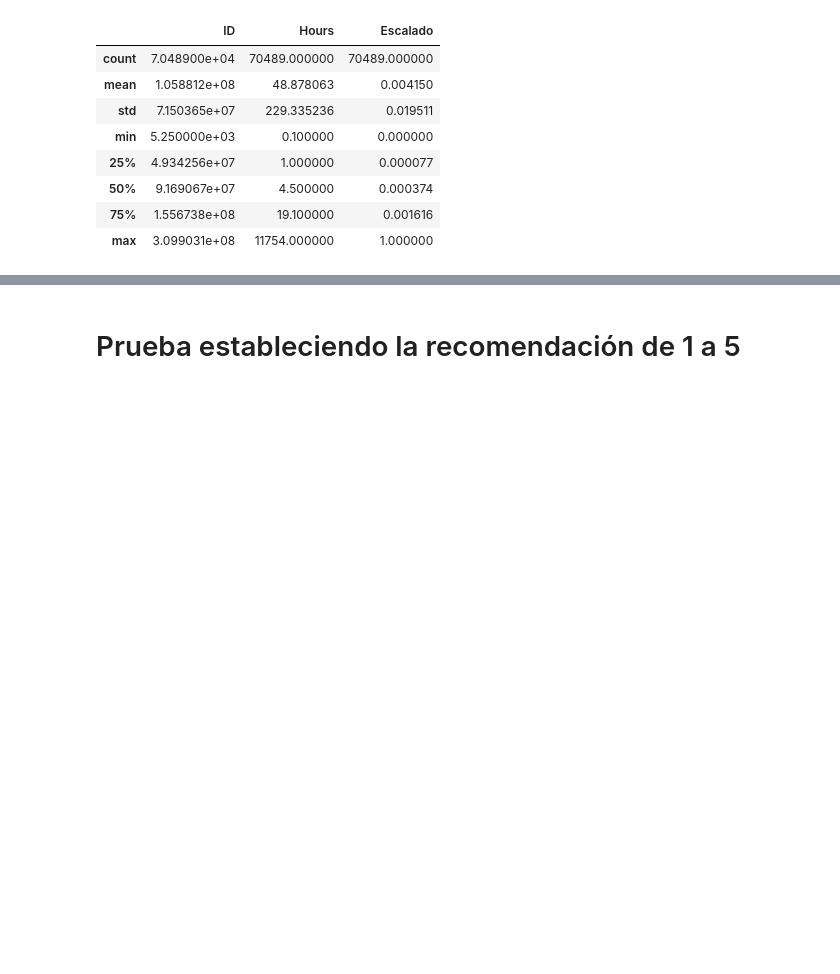
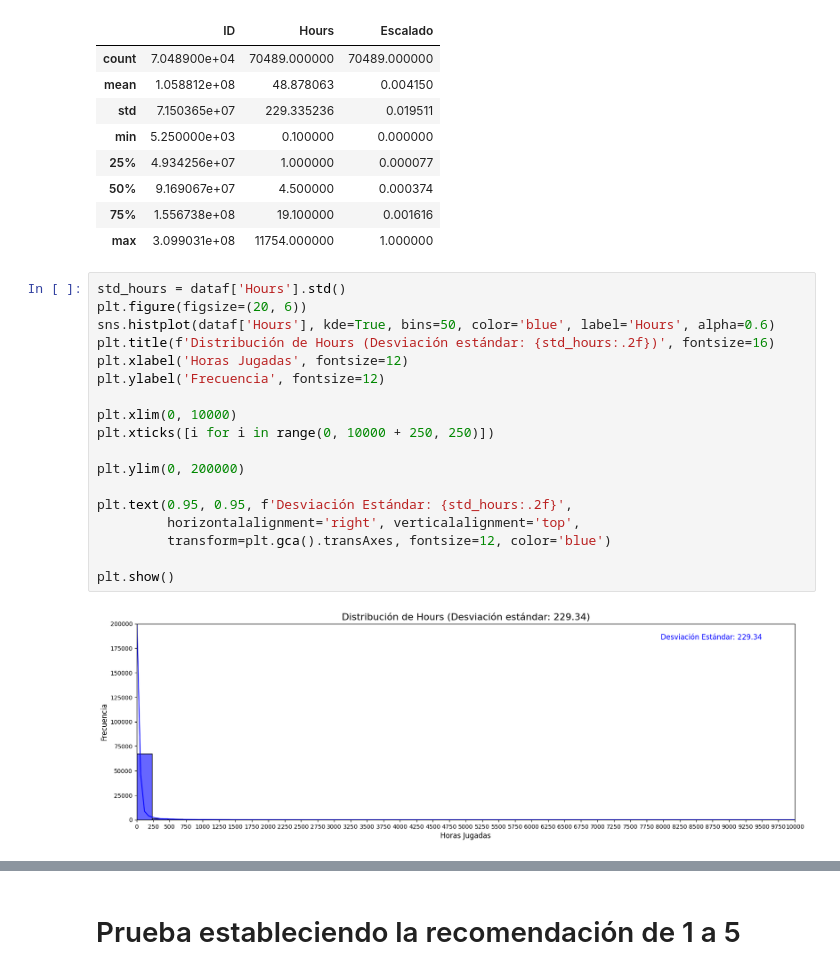
Before and after one commit to 0rt3g4ju4n/Taller_1_ML2, a Jupyter notebook: Final.ipynb, the cells around one changed output, grey strips where cells are left out. Cells and saved outputs as stored; diff of their text form; blank space fills up the shorter version.

```diff
--- a/Final.ipynb
+++ b/Final.ipynb
@@ -89,3 +100,23 @@ dataf.describe()
 | 50% | 9.169067e+07 | 4.500000 | 0.000374 |
 | 75% | 1.556738e+08 | 19.100000 | 0.001616 |
 | max | 3.099031e+08 | 11754.000000 | 1.000000 |
+# %%
+std_hours = dataf['Hours'].std()
+plt.figure(figsize=(20, 6))
+sns.histplot(dataf['Hours'], kde=True, bins=50, color='blue', label='Hours', alpha=0.6)
+plt.title(f'Distribución de Hours (Desviación estándar: {std_hours:.2f})', fontsize=16)
+plt.xlabel('Horas Jugadas', fontsize=12)
+plt.ylabel('Frecuencia', fontsize=12)
+
+plt.xlim(0, 10000)
+plt.xticks([i for i in range(0, 10000 + 250, 250)])
+
+plt.ylim(0, 200000)
+
+plt.text(0.95, 0.95, f'Desviación Estándar: {std_hours:.2f}',
+         horizontalalignment='right', verticalalignment='top',
+         transform=plt.gca().transAxes, fontsize=12, color='blue')
+
+plt.show()
+# %% [output]
+[figure, added]
```
Also changed, not shown: parts of 12 cells of this notebook.
